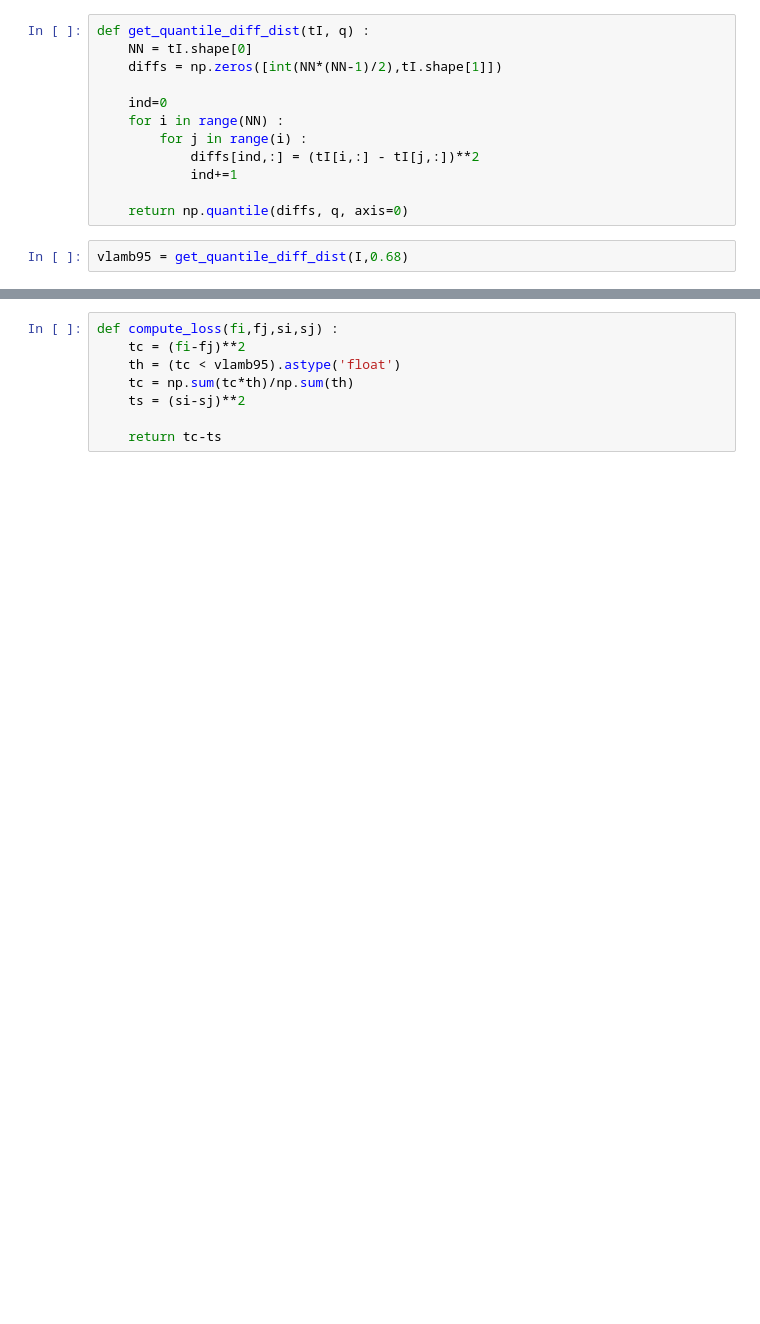
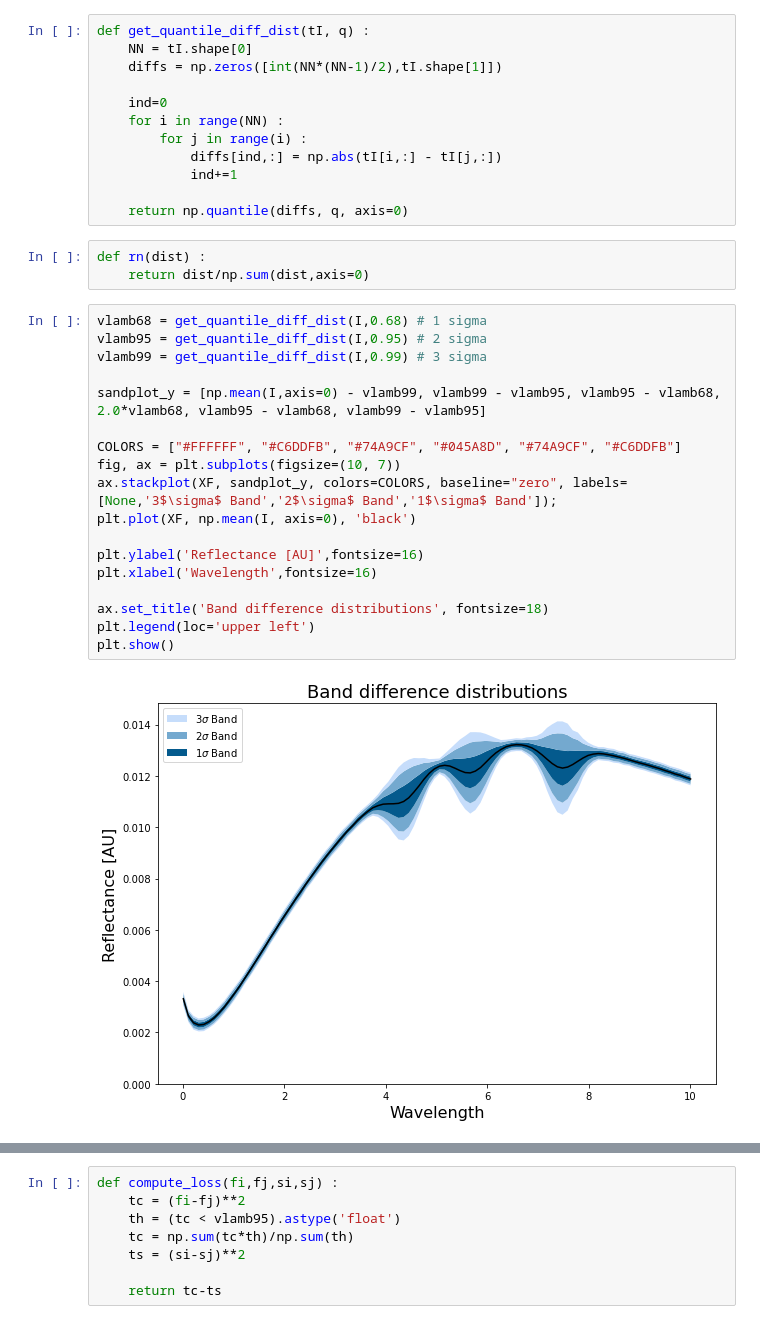
Before and after one commit to jmortan/RaCA-SOC-a-spectrum-analysis, a Jupyter notebook: tools/spectral-distance-minimization.ipynb, the cells around one changed output, grey strips where cells are left out. Drawn from its saved outputs; the diff is of its cells as text; blank space fills up the shorter version.

```diff
--- a/tools/spectral-distance-minimization.ipynb
+++ b/tools/spectral-distance-minimization.ipynb
@@ -25,9 +38,30 @@ def get_quantile_diff_dist(tI, q) :
     ind=0
     for i in range(NN) :
         for j in range(i) :
-            diffs[ind,:] = (tI[i,:] - tI[j,:])**2
+            diffs[ind,:] = np.abs(tI[i,:] - tI[j,:])
             ind+=1
 
     return np.quantile(diffs, q, axis=0)
+# %%
+def rn(dist) :
+    return dist/np.sum(dist,axis=0)
 # %%
-vlamb95 = get_quantile_diff_dist(I,0.68)
+vlamb68 = get_quantile_diff_dist(I,0.68) # 1 sigma
+vlamb95 = get_quantile_diff_dist(I,0.95) # 2 sigma
+vlamb99 = get_quantile_diff_dist(I,0.99) # 3 sigma
+
+sandplot_y = [np.mean(I,axis=0) - vlamb99, vlamb99 - vlamb95, vlamb95 - vlamb68, 2.0*vlamb68, vlamb95 - vlamb68, vlamb99 - vlamb95]
+
+COLORS = ["#FFFFFF", "#C6DDFB", "#74A9CF", "#045A8D", "#74A9CF", "#C6DDFB"]
+fig, ax = plt.subplots(figsize=(10, 7))
+ax.stackplot(XF, sandplot_y, colors=COLORS, baseline="zero", labels=[None,'3$\sigma$ Band','2$\sigma$ Band','1$\sigma$ Band']);
+plt.plot(XF, np.mean(I, axis=0), 'black')
+
+plt.ylabel('Reflectance [AU]',fontsize=16)
+plt.xlabel('Wavelength',fontsize=16)
+
+ax.set_title('Band difference distributions', fontsize=18)
+plt.legend(loc='upper left')
+plt.show()
+# %% [output]
+[figure, added]
```
Also changed, not shown: parts of 15 cells of this notebook, 3 other files.
